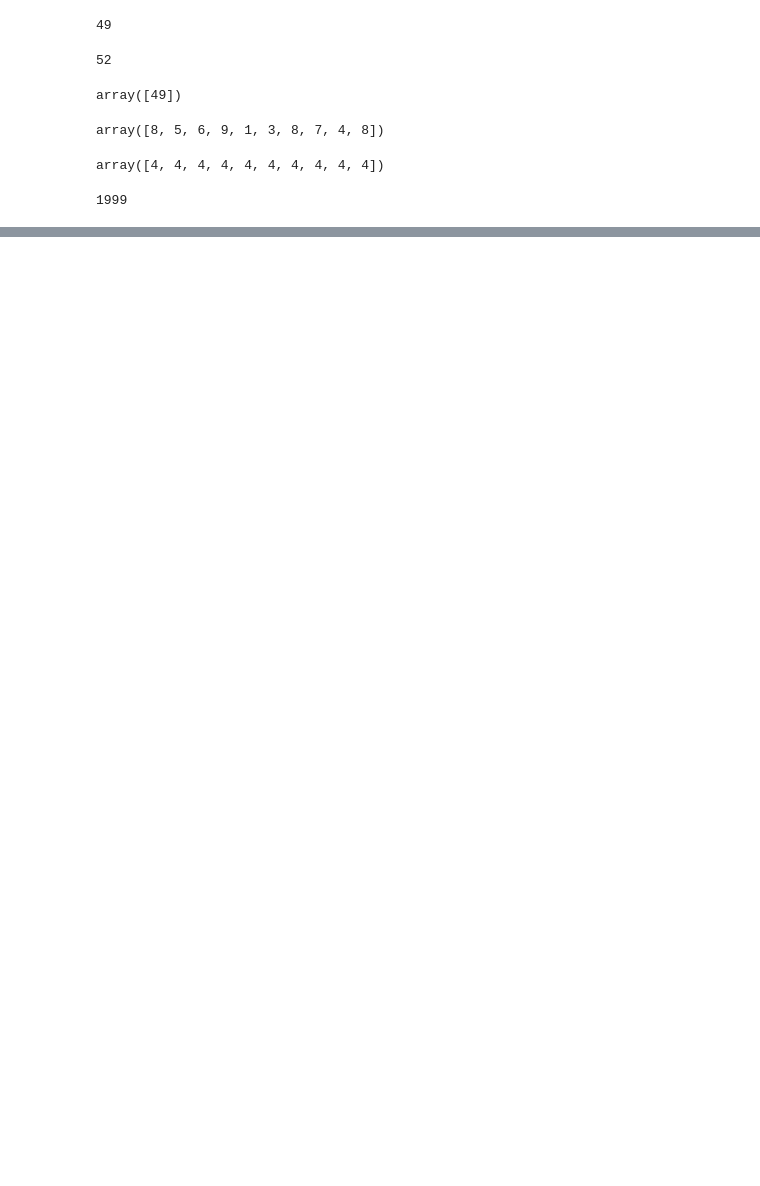
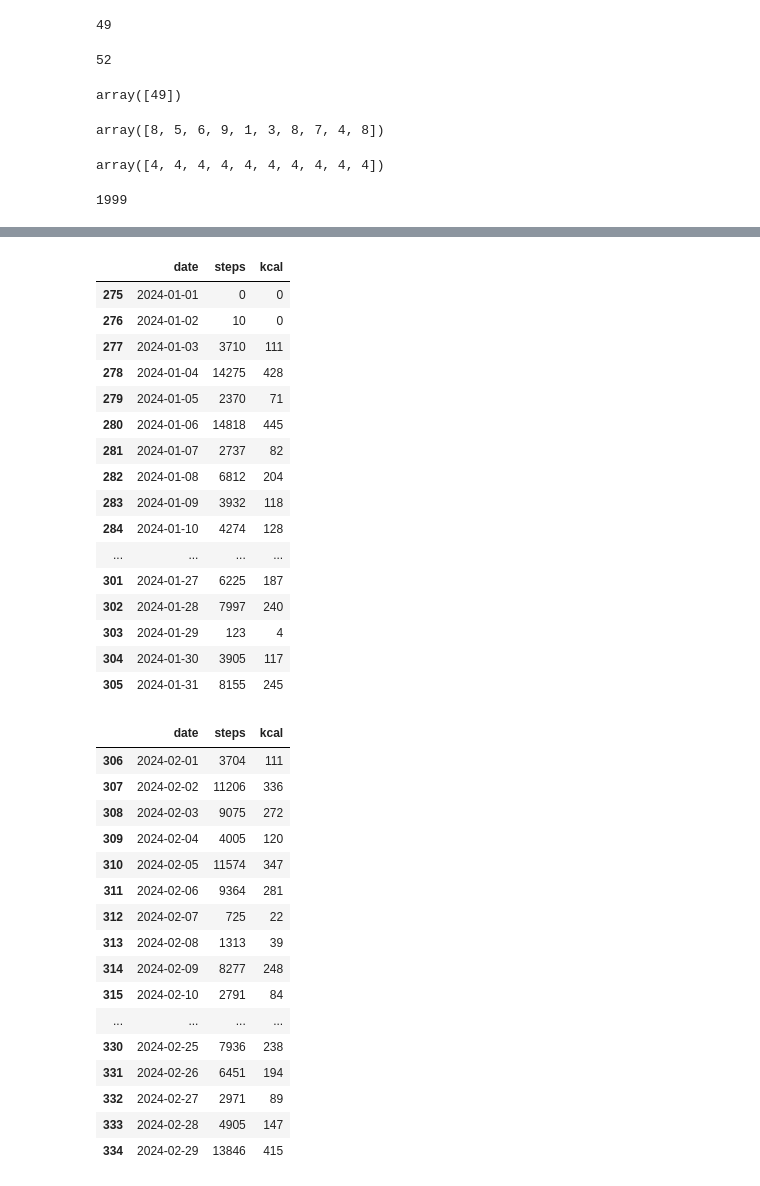
Before and after one commit to hirowgit/2A0_python_basic_course_ksp, a Jupyter notebook: ksp_novice_lec02.ipynb, the cells around one changed output, grey strips where cells are left out. Cells and saved outputs as stored; diff of their text form; code cells hidden in the pictures; blank space fills up the shorter version.

```diff
--- a/ksp_novice_lec02.ipynb
+++ b/ksp_novice_lec02.ipynb
@@ -876,0 +964,62 @@ productID[-1]
+# %%
+# Version 1.0
+
+key=np.where(np.array(month_list)==1)[0]
+df1=df_utf.iloc[key,:]
+display(df1)
+df1.to_csv('2023health_January.csv')
+
+key=np.where(np.array(month_list)==2)[0]
+df2=df_utf.iloc[key,:]
+display(df2)
+df2.to_csv('2023health_February.csv')
+
+key=np.where(np.array(month_list)==3)[0]
+df3=df_utf.iloc[key,:]
+display(df3)
+df3.to_csv('2023health_March.csv')
+
+key=np.where(np.array(month_list)==4)[0]
+df4=df_utf.iloc[key,:]
+display(df4)
+df4.to_csv('2023health_April.csv')
+
+key=np.where(np.array(month_list)==5)[0]
+df5=df_utf.iloc[key,:]
+display(df5)
+df5.to_csv('2023health_May.csv')
+# %% [output]
+|  | date | steps | kcal |
+| 275 | 2024-01-01 | 0 | 0 |
+| 276 | 2024-01-02 | 10 | 0 |
+| 277 | 2024-01-03 | 3710 | 111 |
+| 278 | 2024-01-04 | 14275 | 428 |
+| 279 | 2024-01-05 | 2370 | 71 |
+| 280 | 2024-01-06 | 14818 | 445 |
+| 281 | 2024-01-07 | 2737 | 82 |
+| 282 | 2024-01-08 | 6812 | 204 |
+| 283 | 2024-01-09 | 3932 | 118 |
+| 284 | 2024-01-10 | 4274 | 128 |
+| ... | ... | ... | ... |
+| 301 | 2024-01-27 | 6225 | 187 |
+| 302 | 2024-01-28 | 7997 | 240 |
+| 303 | 2024-01-29 | 123 | 4 |
+| 304 | 2024-01-30 | 3905 | 117 |
+| 305 | 2024-01-31 | 8155 | 245 |
+|  | date | steps | kcal |
+| 306 | 2024-02-01 | 3704 | 111 |
+| 307 | 2024-02-02 | 11206 | 336 |
+| 308 | 2024-02-03 | 9075 | 272 |
+| 309 | 2024-02-04 | 4005 | 120 |
+| 310 | 2024-02-05 | 11574 | 347 |
+| 311 | 2024-02-06 | 9364 | 281 |
+| 312 | 2024-02-07 | 725 | 22 |
+| 313 | 2024-02-08 | 1313 | 39 |
+| 314 | 2024-02-09 | 8277 | 248 |
+| 315 | 2024-02-10 | 2791 | 84 |
+| ... | ... | ... | ... |
+| 330 | 2024-02-25 | 7936 | 238 |
+| 331 | 2024-02-26 | 6451 | 194 |
+| 332 | 2024-02-27 | 2971 | 89 |
+| 333 | 2024-02-28 | 4905 | 147 |
+| 334 | 2024-02-29 | 13846 | 415 |
```
Also changed, not shown: parts of 10 cells of this notebook, 7 other files.
